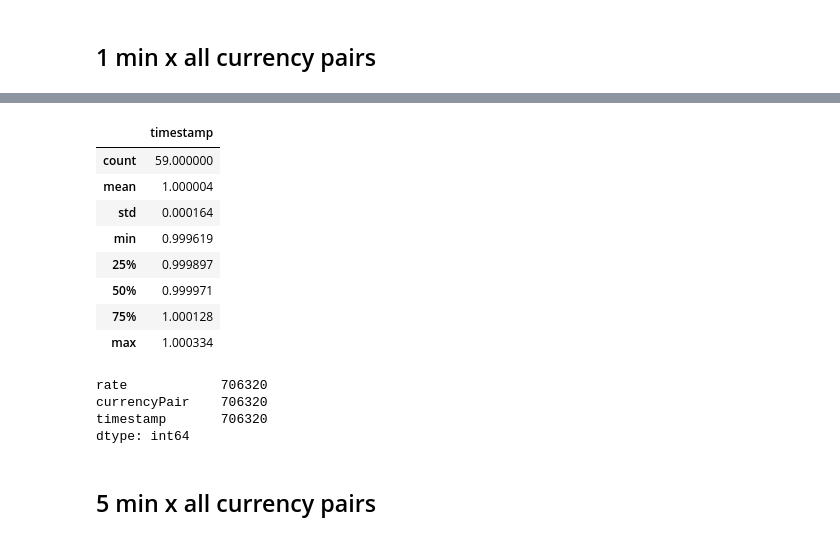
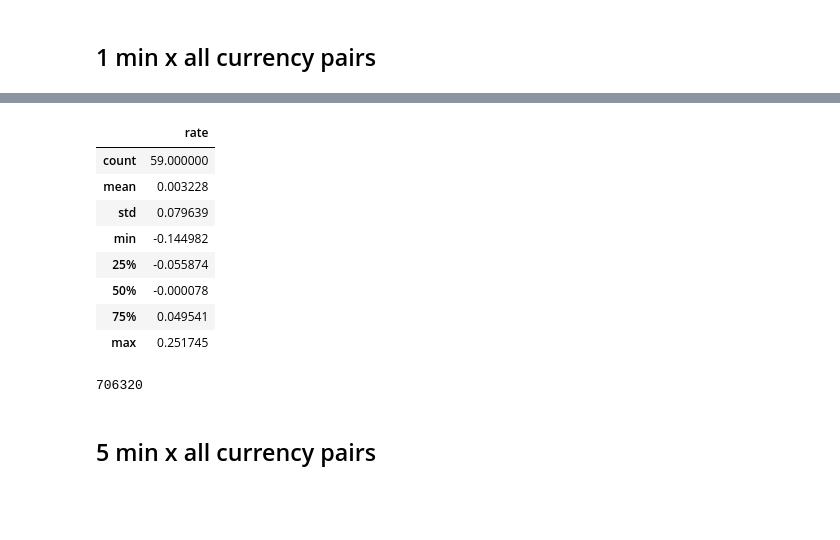
Before and after one commit to kaihirota/Airwallex-Exchange-Rate-Monitor, a Jupyter notebook: misc/create_mock_data.ipynb, the cells around one changed output, grey strips where cells are left out. Cells and saved outputs as stored; diff of their text form; code cells hidden in the pictures; blank space fills up the shorter version.

```diff
--- a/misc/create_mock_data.ipynb
+++ b/misc/create_mock_data.ipynb
@@ -126,10 +142,11 @@ df.iloc[-300:]['rate'].mean()
 # %%
-from typing import List
-
-def generate_data(currency_pairs: List[str], ts) -> pd.DataFrame:
-    data = np.random.normal(1, 0.2, size=len(currency_pairs))
+def generate_data(currency_pair: str, start_ts: float, n) -> pd.DataFrame:
+    data = np.array([1.0] * n)
+    pct_change = np.random.normal(1, 0.05, size=n)
+    data *= pct_change
     df = pd.DataFrame(data, columns=['rate'])
-    df['currencyPair'] = currency_pairs
-    df['timestamp'] = ts
-    df['timestamp'] += np.random.normal(0.001, 0.0001, size=len(currency_pairs))
+    df['currencyPair'] = currency_pair
+    df['timestamp'] = start_ts
+    df['timestamp'] += np.arange(0, n)
+    df['timestamp'] += np.random.normal(0.001, 0.0001, size=n)
     return df
@@ -165,21 +164,14 @@ df.reset_index(drop=True, inplace=True)
-# %%
-diff = df.loc[df['currencyPair'] == 'AUDUSD', ['timestamp']] - df.loc[df['currencyPair'] == 'AUDUSD', ['timestamp']].shift(1)
-diff.describe()
-# %% [output]
-|  | timestamp |
-| count | 59.000000 |
-| mean | 1.000004 |
-| std | 0.000164 |
-| min | 0.999619 |
-| 25% | 0.999897 |
-| 50% | 0.999971 |
-| 75% | 1.000128 |
-| max | 1.000334 |
-# %%
-df.count()
-# %% [output]
-rate            706320
-currencyPair    706320
-timestamp       706320
-dtype: int64
+# %%
+sample = df[df['currencyPair'] == 'AUDUSD']
+sample[['rate']].pct_change().describe()
+# %% [output]
+|  | rate |
+| count | 59.000000 |
+| mean | 0.003228 |
+| std | 0.079639 |
+| min | -0.144982 |
+| 25% | -0.055874 |
+| 50% | -0.000078 |
+| 75% | 0.049541 |
+| max | 0.251745 |
 # %%
@@ -195,5 +187,9 @@ for idx, row in df.iterrows():
     )
 
 writer.close()
+# %%
+print(len(df))
+# %% [output]
+706320
 # %% [markdown]
 ## 5 min x all currency pairs
```
Also changed, not shown: parts of 38 cells of this notebook, 14 other files.
